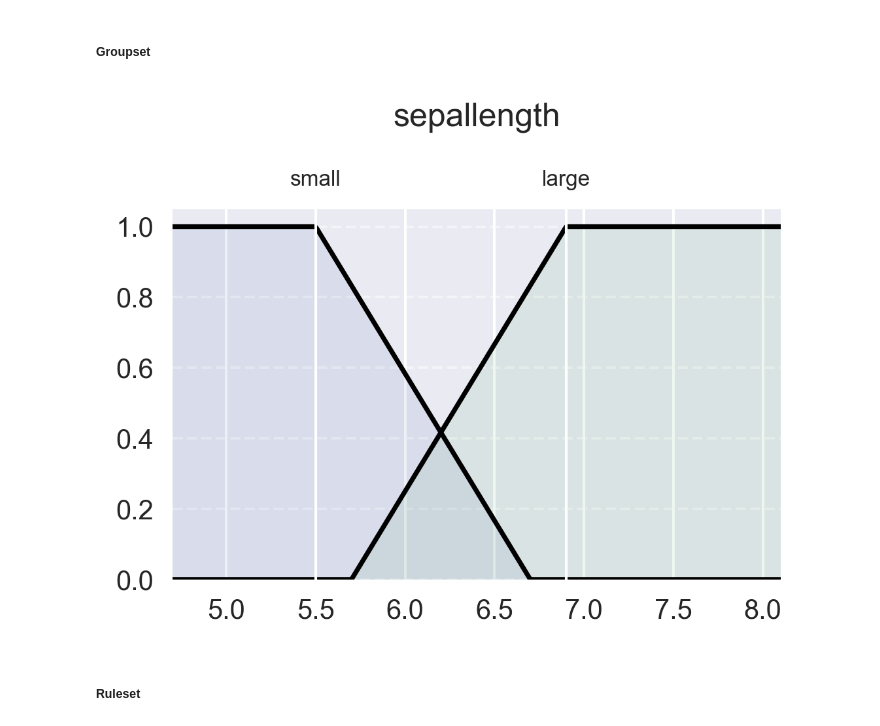
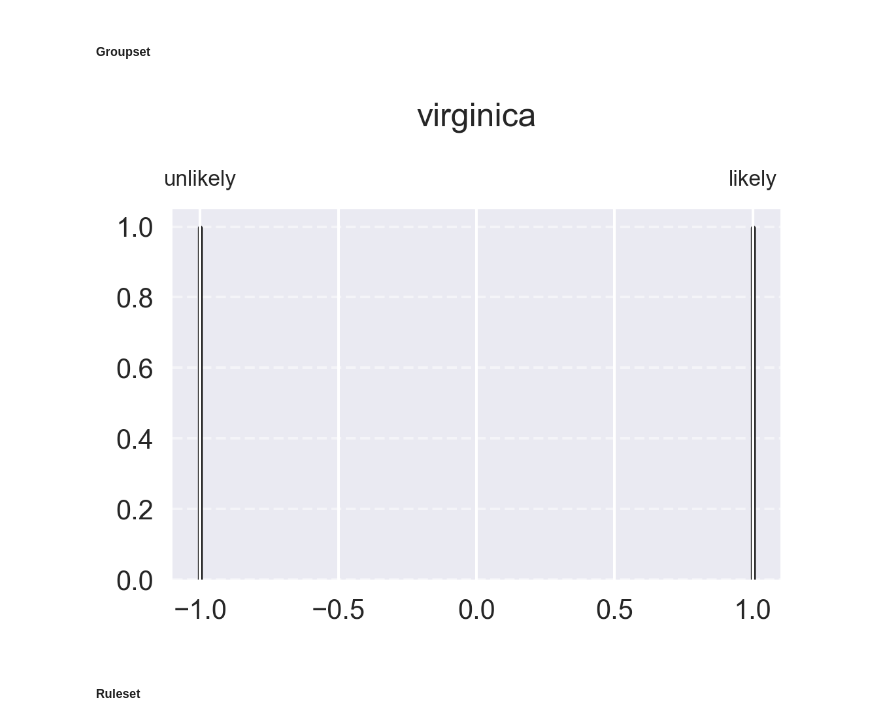
Before and after one commit to ericzander/hotfis, a Jupyter notebook: notebooks/iris.ipynb, the cells around one changed output. Drawn from its saved outputs; the diff is of its cells as text; code cells hidden in the pictures.

Commit message:
Updated iris example and docs
Fixed the iris binary classification example and updated documentation structure. Also update group plotting for easier modification after the fact.

```diff
--- a/notebooks/iris.ipynb
+++ b/notebooks/iris.ipynb
@@ -92,26 +90,26 @@ plt.show()
 # Define membership function groupset
 groupset = hf.FuzzyGroupset([
     # Sepal length
-    hf.FuzzyGroup("sepallength", 4.7, 8.1, [
-        hf.FuzzyFunc("small", [5.5, 6.7], "leftedge"),
-        hf.FuzzyFunc("large", [5.7, 6.9], "rightedge")
+    hf.FuzzyGroup("sepallength", 4.7, 7.8, [
+        hf.FuzzyFunc("small", [5.7, 6.8], "leftedge"),
+        hf.FuzzyFunc("large", [5.7, 6.8], "rightedge")
     ]),
 
     # Sepal width
-    hf.FuzzyGroup("sepalwidth", 1.8, 3.9, [
+    hf.FuzzyGroup("sepalwidth", 1.8, 3.8, [
         hf.FuzzyFunc("small", [2.3, 3.2], "leftedge"),
         hf.FuzzyFunc("large", [2.5, 3.3], "rightedge")
     ]),
 
     # Petal length
-    hf.FuzzyGroup("petallength", 2.8, 7.1, [
-        hf.FuzzyFunc("small", [4.6, 5.1], "leftedge"),
-        hf.FuzzyFunc("large", [4.7, 5.2], "rightedge")
+    hf.FuzzyGroup("petallength", 4.0, 5.9, [
+        hf.FuzzyFunc("small", [4.8, 5.1], "leftedge"),
+        hf.FuzzyFunc("large", [4.8, 5.0], "rightedge")
     ]),
 
     # Petal width
-    hf.FuzzyGroup("petalwidth", 0.8, 2.6, [
-        hf.FuzzyFunc("small", [1.4, 1.7], "leftedge"),
+    hf.FuzzyGroup("petalwidth", 1.2, 2.1, [
+        hf.FuzzyFunc("small", [1.6, 1.7], "leftedge"),
         hf.FuzzyFunc("large", [1.5, 1.7], "rightedge")
     ]),
 
@@ -122,13 +120,13 @@ groupset = hf.FuzzyGroupset([
     ]),
 ])
 # %%
-feature = "sepallength"
+feature = "virginica"
 plt.figure(figsize=(4, 2.5), dpi=300)
 groupset[feature].plot()
-# plt.savefig("img/iris/slength.png", bbox_inches="tight", facecolor="white")
+plt.savefig("img/iris/virginica.png", bbox_inches="tight", facecolor="white")
 plt.show()
 # %% [output]
-[figure, old version]
+[figure, new version]
 # %% [markdown]
 ##### Ruleset
 # %%
```
Also changed, not shown: parts of 9 cells of this notebook, 22 other files.
